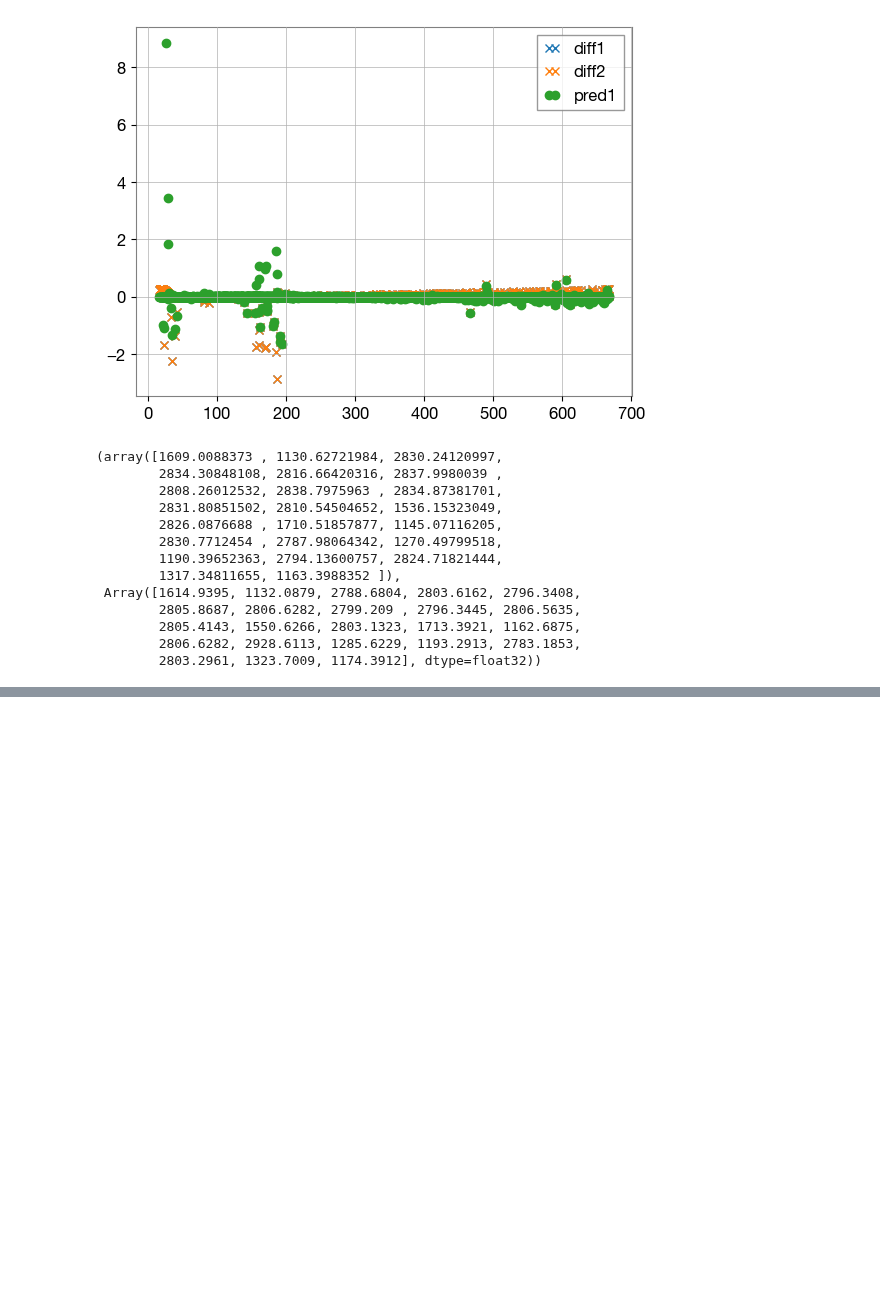
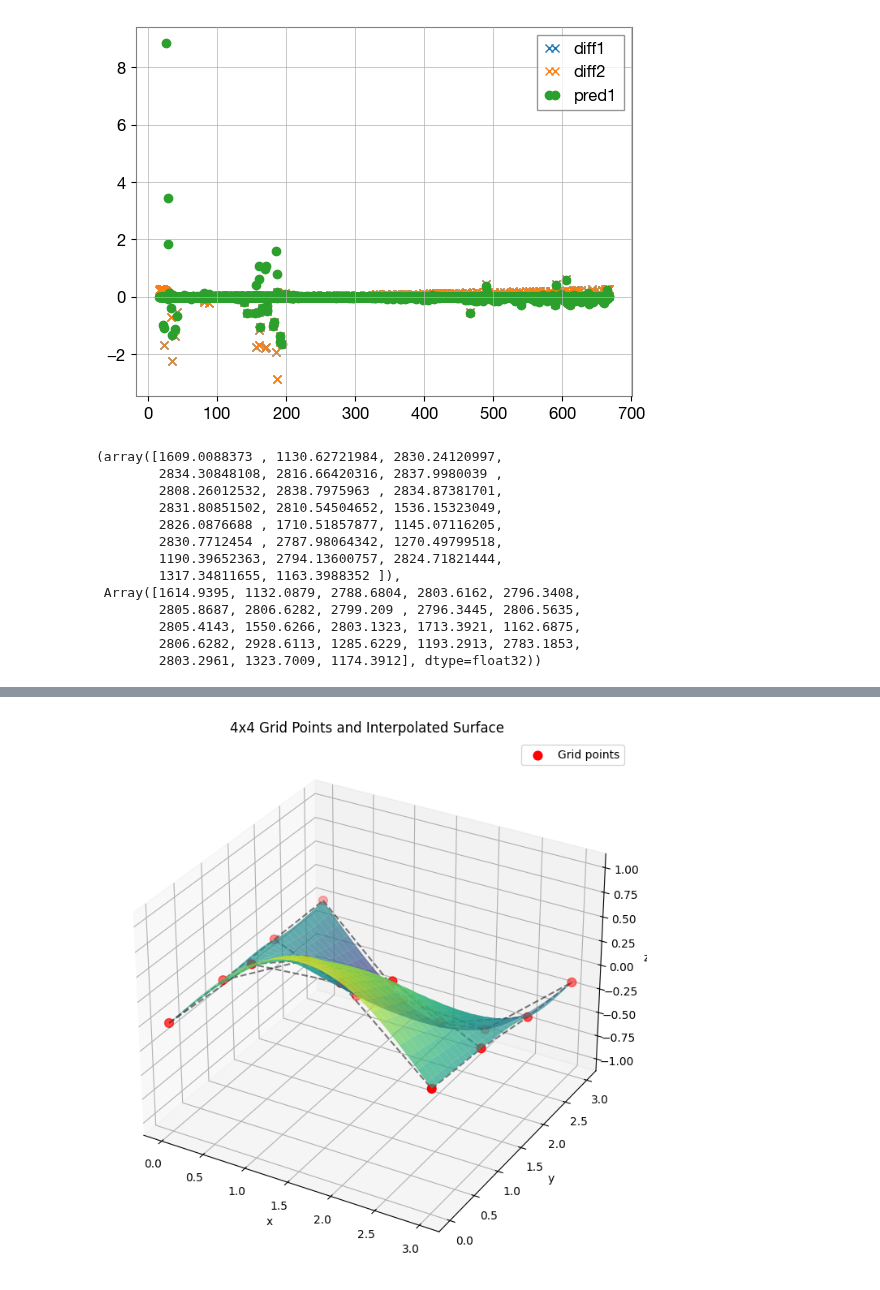
Before and after one commit to hemantaph/gwsnr, a Jupyter notebook: devdir/catmull_rom_spline copy 2.ipynb, the cells around one changed output, grey strips where cells are left out. Cells and saved outputs as stored; diff of their text form; code cells hidden in the pictures; blank space fills up the shorter version.

```diff
--- a/devdir/catmull_rom_spline copy 2.ipynb
+++ b/devdir/catmull_rom_spline copy 2.ipynb
@@ -613,0 +1113,46 @@ snr_true[idx][idx_no], snr_batch[idx][idx_no]
+# %%
+import numpy as np
+import matplotlib.pyplot as plt
+from mpl_toolkits.mplot3d import Axes3D
+from scipy.interpolate import griddata
+
+# Define 4x4 grid points
+x = np.linspace(0, 3, 4)
+y = np.linspace(0, 3, 4)
+X, Y = np.meshgrid(x, y)
+Z = np.sin(X) * np.cos(Y)  # example surface
+
+# Interpolated smooth surface (optional, for visualization)
+x_fine = np.linspace(0, 3, 60)
+y_fine = np.linspace(0, 3, 60)
+X_fine, Y_fine = np.meshgrid(x_fine, y_fine)
+# Flatten the grid points for griddata
+points = np.column_stack((X.ravel(), Y.ravel()))
+values = Z.ravel()
+Z_fine = griddata(points, values, (X_fine, Y_fine), method='cubic')
+
+fig = plt.figure(figsize=(9,7))
+ax = fig.add_subplot(111, projection='3d')
+
+# Plot the smooth surface
+surf = ax.plot_surface(X_fine, Y_fine, Z_fine, cmap='viridis', alpha=0.7, antialiased=True)
+
+# Plot the original grid points
+ax.scatter(X, Y, Z, color='r', s=60, label="Grid points")
+
+# Draw mesh lines (along rows)
+for i in range(4):
+    ax.plot(X[i, :], Y[i, :], Z[i, :], 'k--', alpha=0.5)
+# Draw mesh lines (along columns)
+for j in range(4):
+    ax.plot(X[:, j], Y[:, j], Z[:, j], 'k--', alpha=0.5)
+
+ax.set_xlabel('x')
+ax.set_ylabel('y')
+ax.set_zlabel('z')
+ax.set_title('4x4 Grid Points and Interpolated Surface')
+ax.legend()
+plt.tight_layout()
+plt.show()
+# %% [output]
+[figure, added]
```
Also changed, not shown: parts of 12 cells of this notebook, 8 other files.
